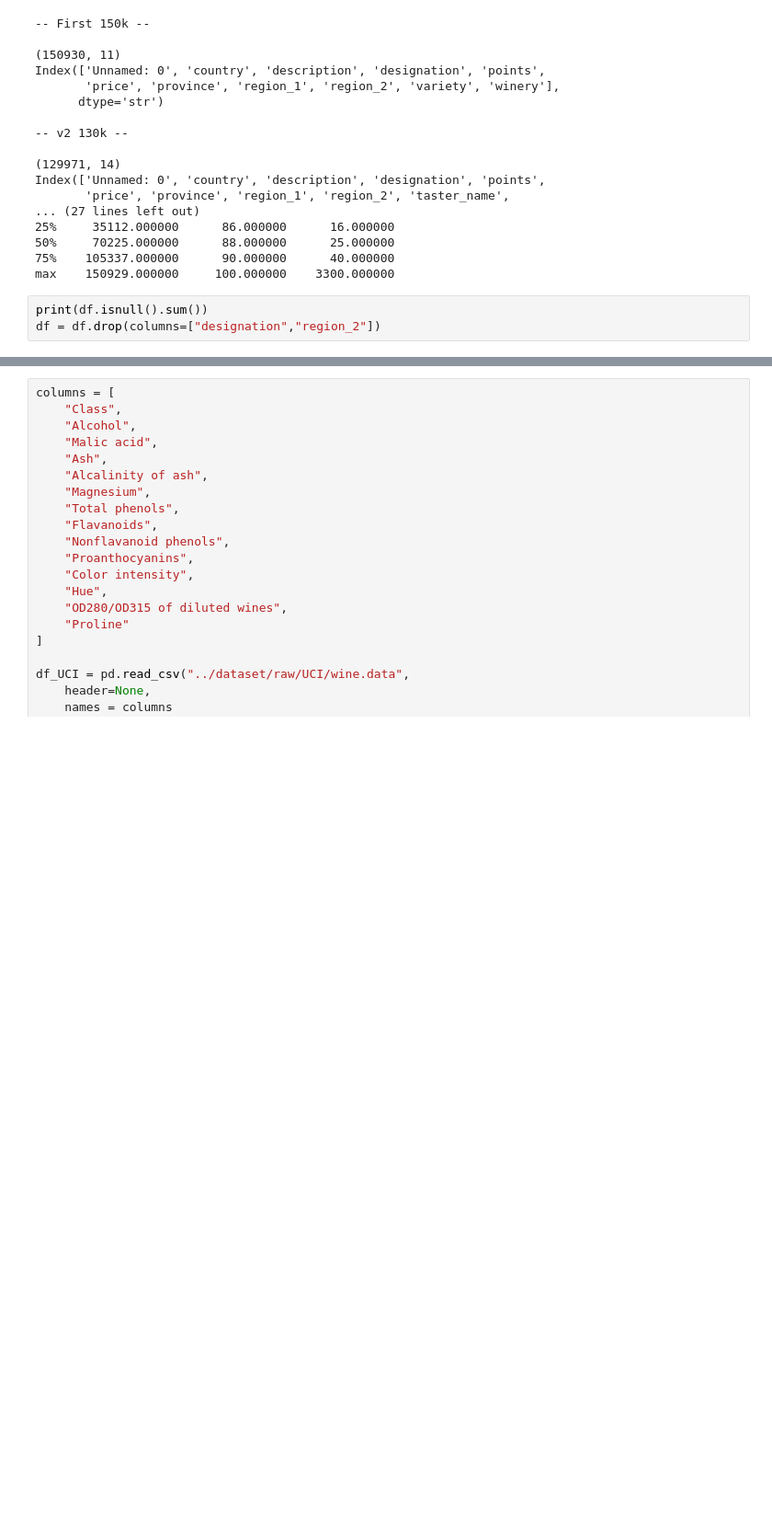
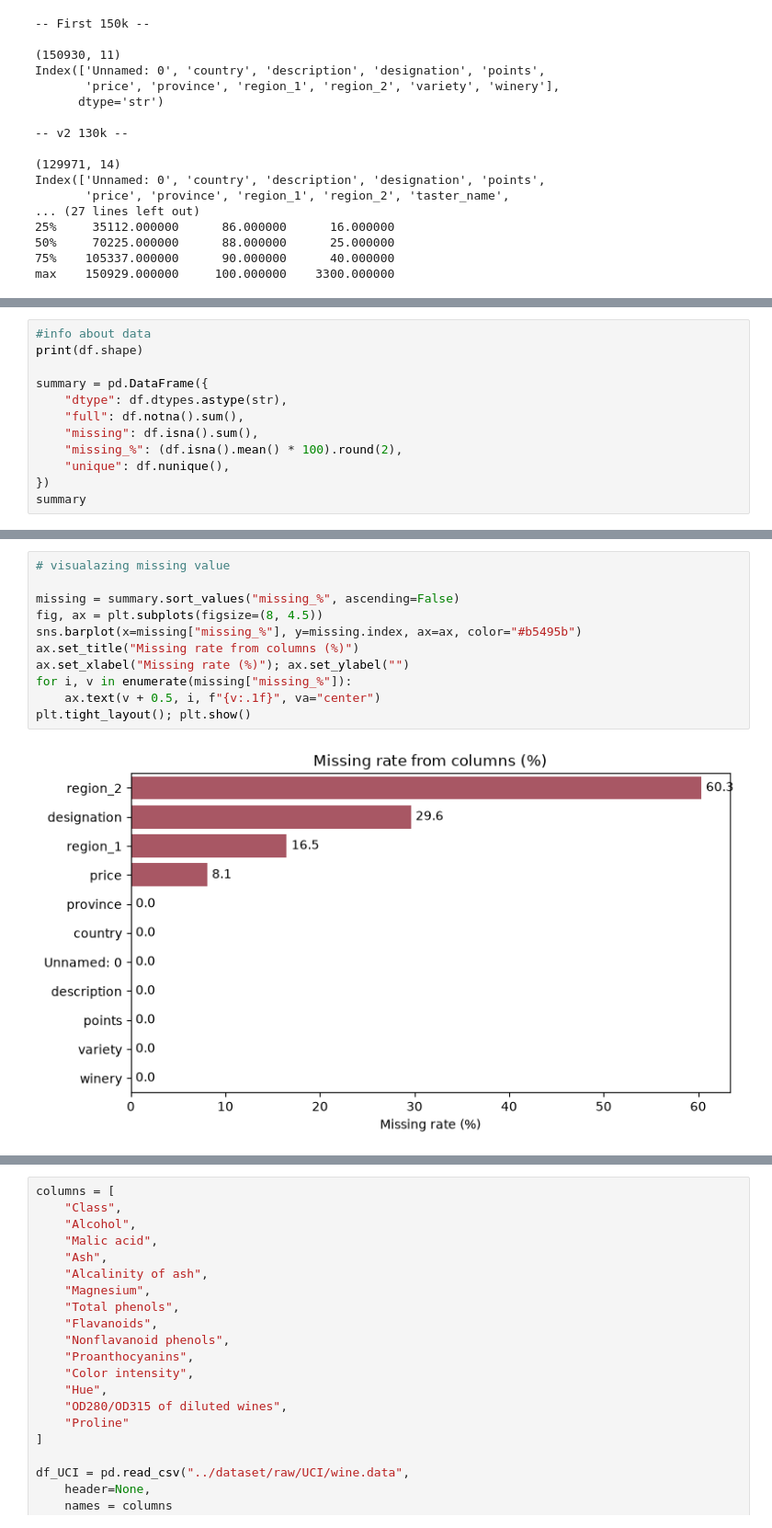
Before and after one commit to AUstundagx/Wine-Quality-Prediction, a Jupyter notebook: notebooks/data.ipynb, the cells around one changed output, grey strips where cells are left out. Shown at 92% size. Saved outputs shown, nothing was run; the diff lists cells and outputs as text; blank space fills up the shorter version.

Commit message:
visualazing missing values of each columns and add detailed  summary info for data

```diff
--- a/notebooks/data.ipynb
+++ b/notebooks/data.ipynb
@@ -37,6 +39,3 @@ Index(['Unnamed: 0', 'country', 'description', 'designation', 'points',
 50%     70225.000000      88.000000      25.000000
 75%    105337.000000      90.000000      40.000000
 max    150929.000000     100.000000    3300.000000
-# %%
-print(df.isnull().sum())
-df = df.drop(columns=["designation","region_2"])
@@ -55,0 +42,12 @@ dtype: int64
+# %%
+#info about data
+print(df.shape)
+
+summary = pd.DataFrame({
+    "dtype": df.dtypes.astype(str),
+    "full": df.notna().sum(),
+    "missing": df.isna().sum(),
+    "missing_%": (df.isna().mean() * 100).round(2),
+    "unique": df.nunique(),
+})
+summary
@@ -56,3 +68,16 @@ dtype: int64
+# %%
+# visualazing missing value
+
+missing = summary.sort_values("missing_%", ascending=False)
+fig, ax = plt.subplots(figsize=(8, 4.5))
+sns.barplot(x=missing["missing_%"], y=missing.index, ax=ax, color="#b5495b")
+ax.set_title("Missing rate from columns (%)")
+ax.set_xlabel("Missing rate (%)"); ax.set_ylabel("")
+for i, v in enumerate(missing["missing_%"]):
+    ax.text(v + 0.5, i, f"{v:.1f}", va="center")
+plt.tight_layout(); plt.show()
+# %% [output]
+[figure, added]
 # %%
 print(df.columns)
 print(df.duplicated().sum())
```
Also changed, not shown: parts of 4 cells of this notebook.
